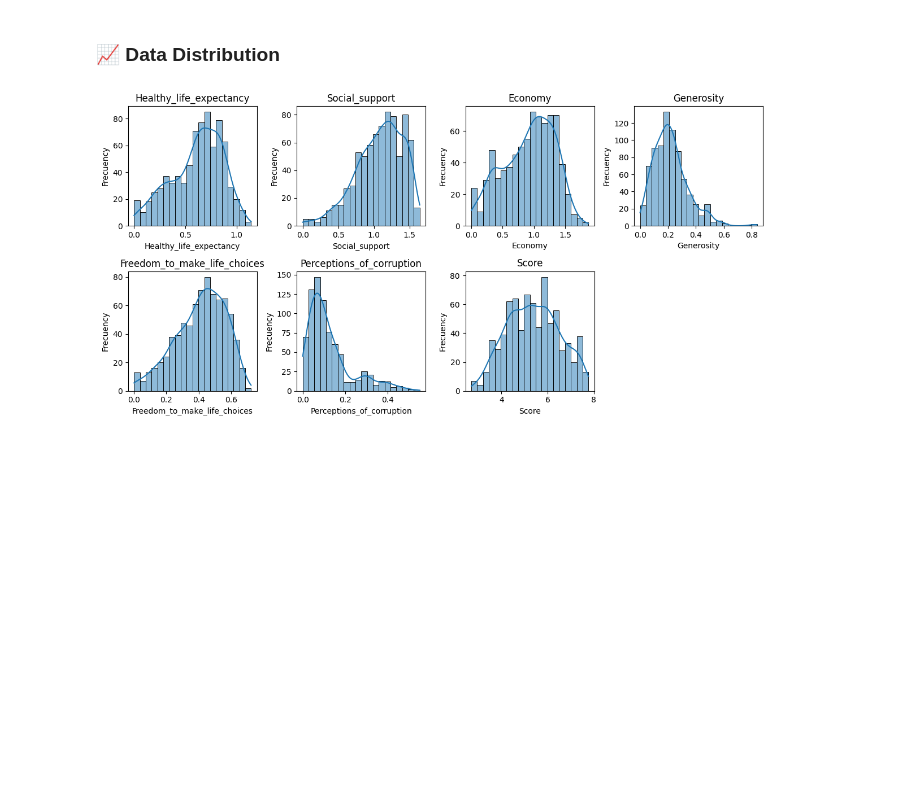
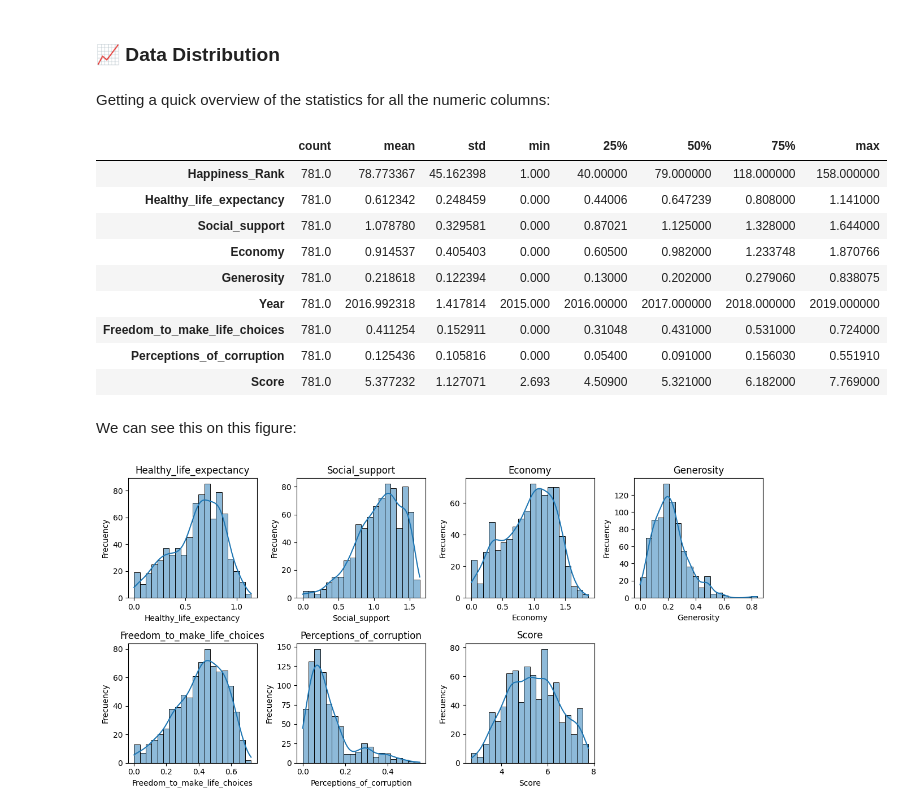
Before and after one commit to caroldvarela/workshop-03, a Jupyter notebook: notebooks/001_EDA_and_model_training.ipynb, the cells around one changed output. Saved outputs shown, nothing was run; the diff lists cells and outputs as text; code cells hidden in the pictures; blank space fills up the shorter version.

```diff
--- a/notebooks/001_EDA_and_model_training.ipynb
+++ b/notebooks/001_EDA_and_model_training.ipynb
@@ -452,6 +452,23 @@ We can save it:
 df.to_csv('../data/data_clean.csv', index=False)
 # %% [markdown]
 ### 📈 **Data Distribution**
+# %% [markdown]
+Getting a quick overview of the statistics for all the numeric columns:
+# %%
+df.describe().T
+# %% [output]
+|  | count | mean | std | min | 25% | 50% | 75% | max |
+| Happiness_Rank | 781.0 | 78.773367 | 45.162398 | 1.000 | 40.00000 | 79.000000 | 118.000000 | 158.000000 |
+| Healthy_life_expectancy | 781.0 | 0.612342 | 0.248459 | 0.000 | 0.44006 | 0.647239 | 0.808000 | 1.141000 |
+| Social_support | 781.0 | 1.078780 | 0.329581 | 0.000 | 0.87021 | 1.125000 | 1.328000 | 1.644000 |
+| Economy | 781.0 | 0.914537 | 0.405403 | 0.000 | 0.60500 | 0.982000 | 1.233748 | 1.870766 |
+| Generosity | 781.0 | 0.218618 | 0.122394 | 0.000 | 0.13000 | 0.202000 | 0.279060 | 0.838075 |
+| Year | 781.0 | 2016.992318 | 1.417814 | 2015.000 | 2016.00000 | 2017.000000 | 2018.000000 | 2019.000000 |
+| Freedom_to_make_life_choices | 781.0 | 0.411254 | 0.152911 | 0.000 | 0.31048 | 0.431000 | 0.531000 | 0.724000 |
+| Perceptions_of_corruption | 781.0 | 0.125436 | 0.105816 | 0.000 | 0.05400 | 0.091000 | 0.156030 | 0.551910 |
+| Score | 781.0 | 5.377232 | 1.127071 | 2.693 | 4.50900 | 5.321000 | 6.182000 | 7.769000 |
+# %% [markdown]
+We can see this on this figure:
 # %%
 plt.figure(figsize=(12, 6))
 
```
Also changed, not shown: parts of 5 cells of this notebook.
